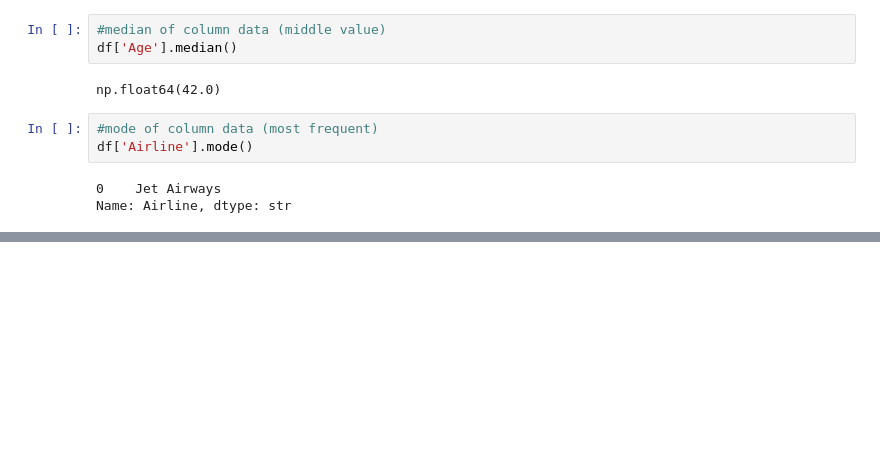
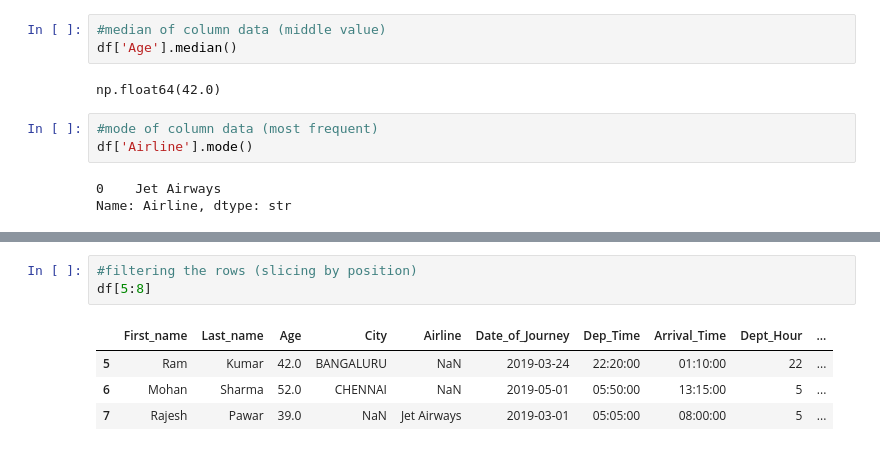
Before and after one commit to Sachin09labade/PythonPracticeEthans, a Jupyter notebook: Data Manipulation Pandas/Pandas_Level_01.ipynb, the cells around one changed output, grey strips where cells are left out. Saved outputs shown, nothing was run; the diff lists cells and outputs as text; blank space fills up the shorter version.

```diff
--- a/Data Manipulation Pandas/Pandas_Level_01.ipynb
+++ b/Data Manipulation Pandas/Pandas_Level_01.ipynb
@@ -329,0 +359,8 @@ Name: Airline, dtype: str
+# %%
+#filtering the rows (slicing by position)
+df[5:8]
+# %% [output]
+|  | First_name | Last_name | Age | City | Airline | Date_of_Journey | Dep_Time | Arrival_Time | Dept_Hour | ... |
+| 5 | Ram | Kumar | 42.0 | BANGALURU | NaN | 2019-03-24 | 22:20:00 | 01:10:00 | 22 | ... |
+| 6 | Mohan | Sharma | 52.0 | CHENNAI | NaN | 2019-05-01 | 05:50:00 | 13:15:00 | 5 | ... |
+| 7 | Rajesh | Pawar | 39.0 | NaN | Jet Airways | 2019-03-01 | 05:05:00 | 08:00:00 | 5 | ... |
```
Also changed, not shown: parts of 16 cells of this notebook.
